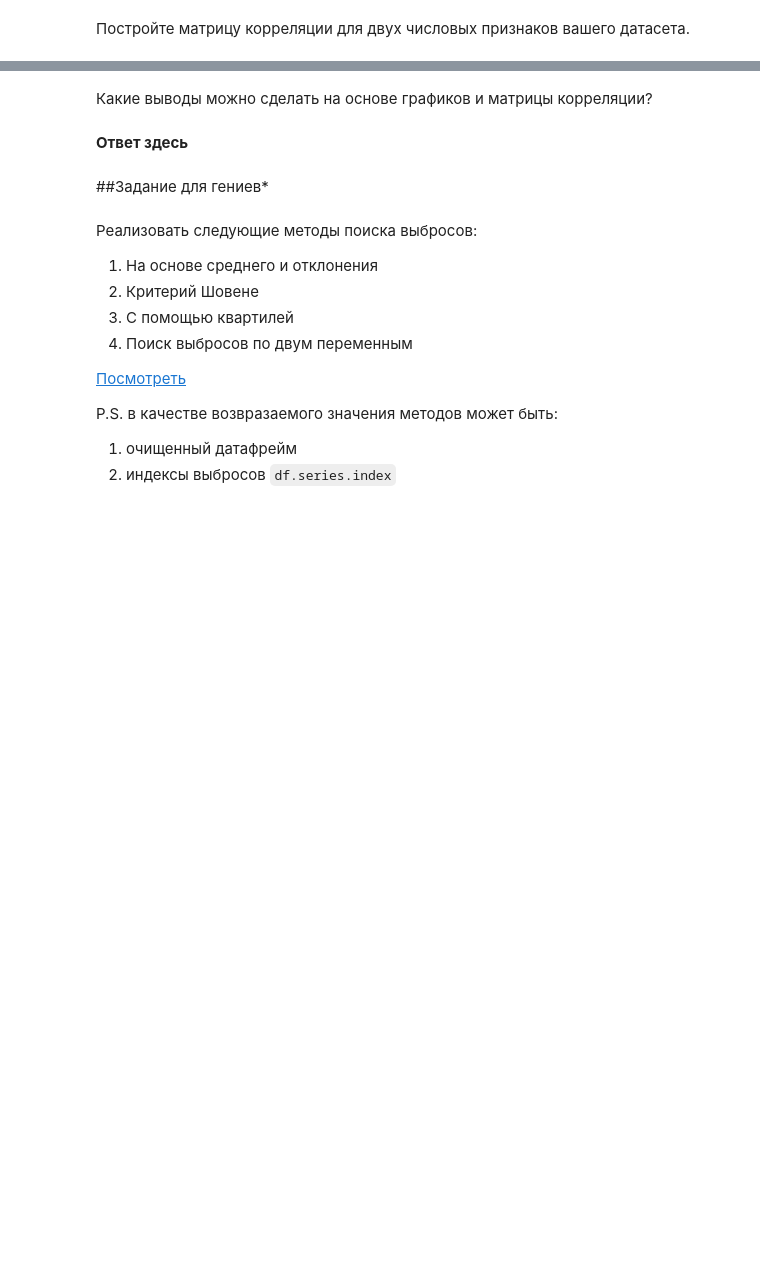
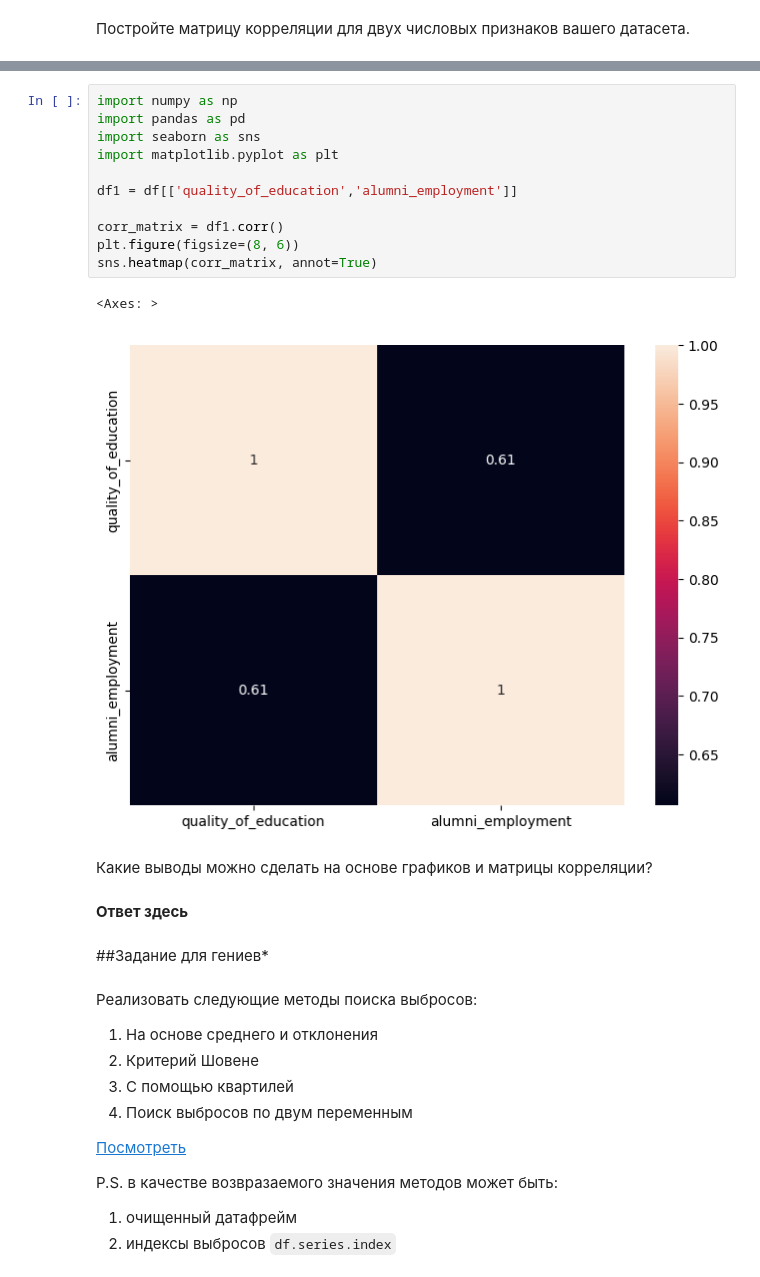
Before and after one commit to shyguuy/lab, a Jupyter notebook: lab2/Задание_2.ipynb, the cells around one changed output, grey strips where cells are left out. Saved outputs shown, nothing was run; the diff lists cells and outputs as text; blank space fills up the shorter version.

```diff
--- a/lab2/Задание_2.ipynb
+++ b/lab2/Задание_2.ipynb
@@ -282,3 +279,17 @@ corr_matrix = #ваш код здесь
+# %%
+import numpy as np
+import pandas as pd
+import seaborn as sns
+import matplotlib.pyplot as plt
+
+df1 = df[['quality_of_education','alumni_employment']]
+
+corr_matrix = df1.corr()
+plt.figure(figsize=(8, 6))
+sns.heatmap(corr_matrix, annot=True)
+# %% [output]
+<Axes: >
+[figure, added]
 # %% [markdown]
 Какие выводы можно сделать на основе графиков и матрицы корреляции?
 # %% [markdown]
```
Also changed, not shown: parts of 2 cells of this notebook.
